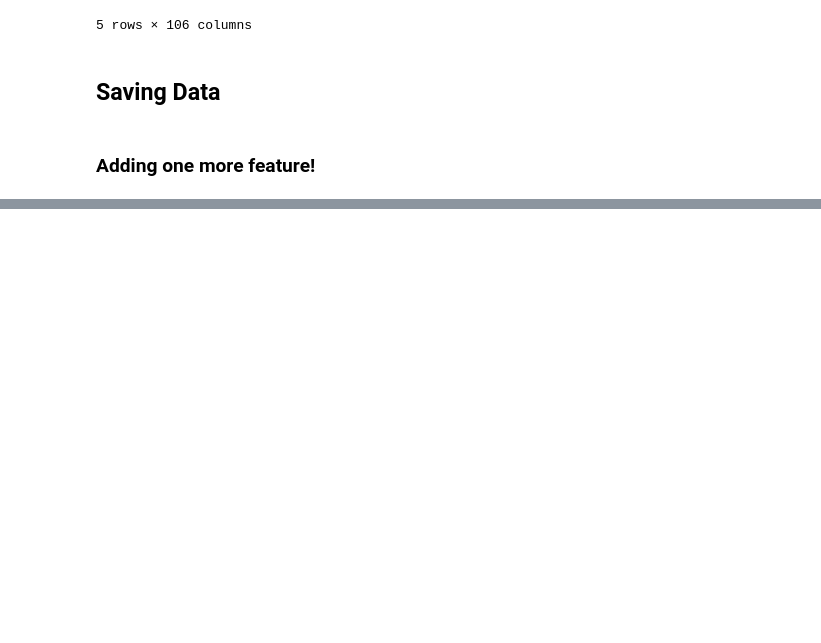
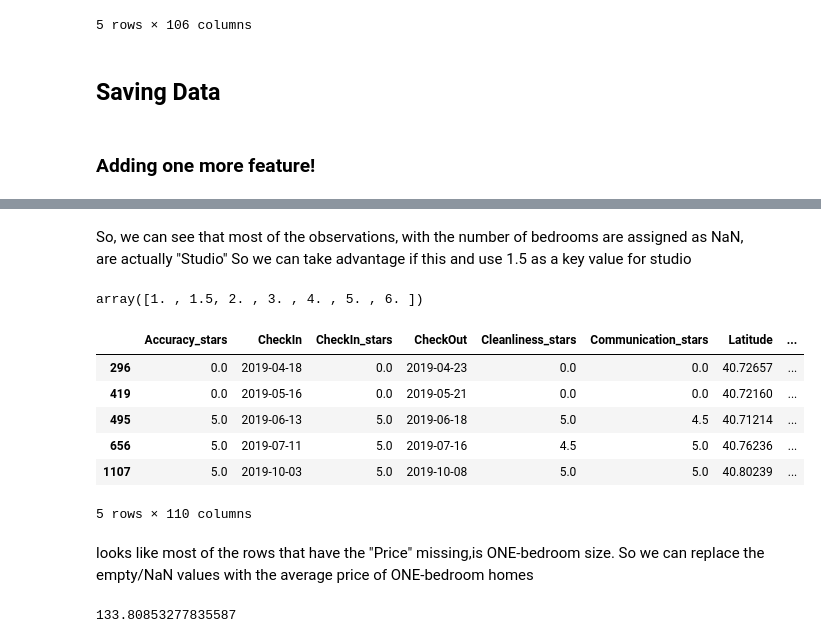
Before and after one commit to nickbent/AirBnB, a Jupyter notebook: notebooks/Data Cleaning.ipynb, the cells around one changed output, grey strips where cells are left out. Drawn from its saved outputs; the diff is of its cells as text; code cells hidden in the pictures; blank space fills up the shorter version.

Commit message:
more analysis sections have been added

```diff
--- a/notebooks/Data Cleaning.ipynb
+++ b/notebooks/Data Cleaning.ipynb
@@ -1693,0 +1878,2 @@ CairoData_clean['Reviewers_no'] = CairoData['Reviewers_no']
+# %%
+NewYorkData_clean['month'] = [i.month for i in NewYorkData_clean['CheckIn']]
@@ -1699,0 +1898,5 @@ CairoData_clean['Title']= CairoData['Title']
+# %%
+NewYorkData_clean['normalized_price']=NewYorkData_clean['Price']/NewYorkData_clean['Price'].min()
+# %%
+NewYorkData_clean['CheckIn']=NewYorkData_clean['CheckIn'].apply(parser.parse)
+NewYorkData_clean['CheckOut']=NewYorkData_clean['CheckOut'].apply(parser.parse)
@@ -1699,0 +1945,24 @@ CairoData_clean['Title']= CairoData['Title']
+# %% [markdown]
+So, we can see that most of the observations, with the number of bedrooms are assigned as NaN, are actually "Studio" So we can take advantage if this and use 1.5 as a key value for studio
+# %%
+NewYorkData_clean['Bedrooms_int']=NewYorkData_clean['Bedrooms_int'].fillna(1.5)
+# %%
+NewYorkData_clean['Bedrooms_int'].unique()
+# %% [output]
+array([1. , 1.5, 2. , 3. , 4. , 5. , 6. ])
+# %%
+NewYorkData_clean[NewYorkData_clean.Price.isnull().values].head()
+# %% [output]
+|  | Accuracy_stars | CheckIn | CheckIn_stars | CheckOut | Cleanliness_stars | Communication_stars | Latitude | ... |
+| 296 | 0.0 | 2019-04-18 | 0.0 | 2019-04-23 | 0.0 | 0.0 | 40.72657 | ... |
+| 419 | 0.0 | 2019-05-16 | 0.0 | 2019-05-21 | 0.0 | 0.0 | 40.72160 | ... |
+| 495 | 5.0 | 2019-06-13 | 5.0 | 2019-06-18 | 5.0 | 4.5 | 40.71214 | ... |
+| 656 | 5.0 | 2019-07-11 | 5.0 | 2019-07-16 | 4.5 | 5.0 | 40.76236 | ... |
+| 1107 | 5.0 | 2019-10-03 | 5.0 | 2019-10-08 | 5.0 | 5.0 | 40.80239 | ... |
+5 rows × 110 columns
+# %% [markdown]
+looks like most of the rows that have the "Price" missing,is ONE-bedroom size. So we can replace the empty/NaN values with the average price of ONE-bedroom homes
+# %%
+NewYorkData_clean[NewYorkData_clean.Bedrooms_int==1].Price.mean()
+# %% [output]
+133.80853277835587
```
Also changed, not shown: parts of 51 cells of this notebook, 7 other files.
